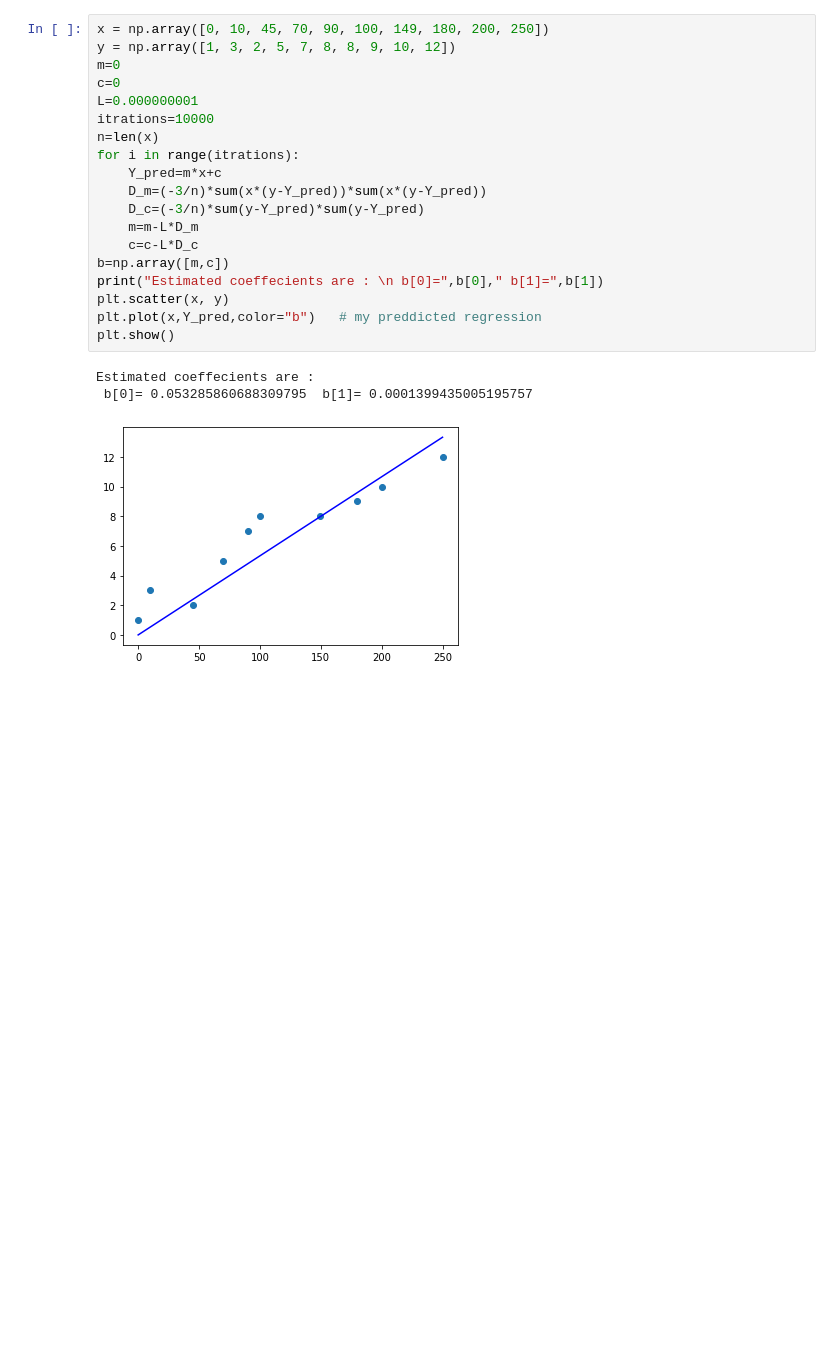
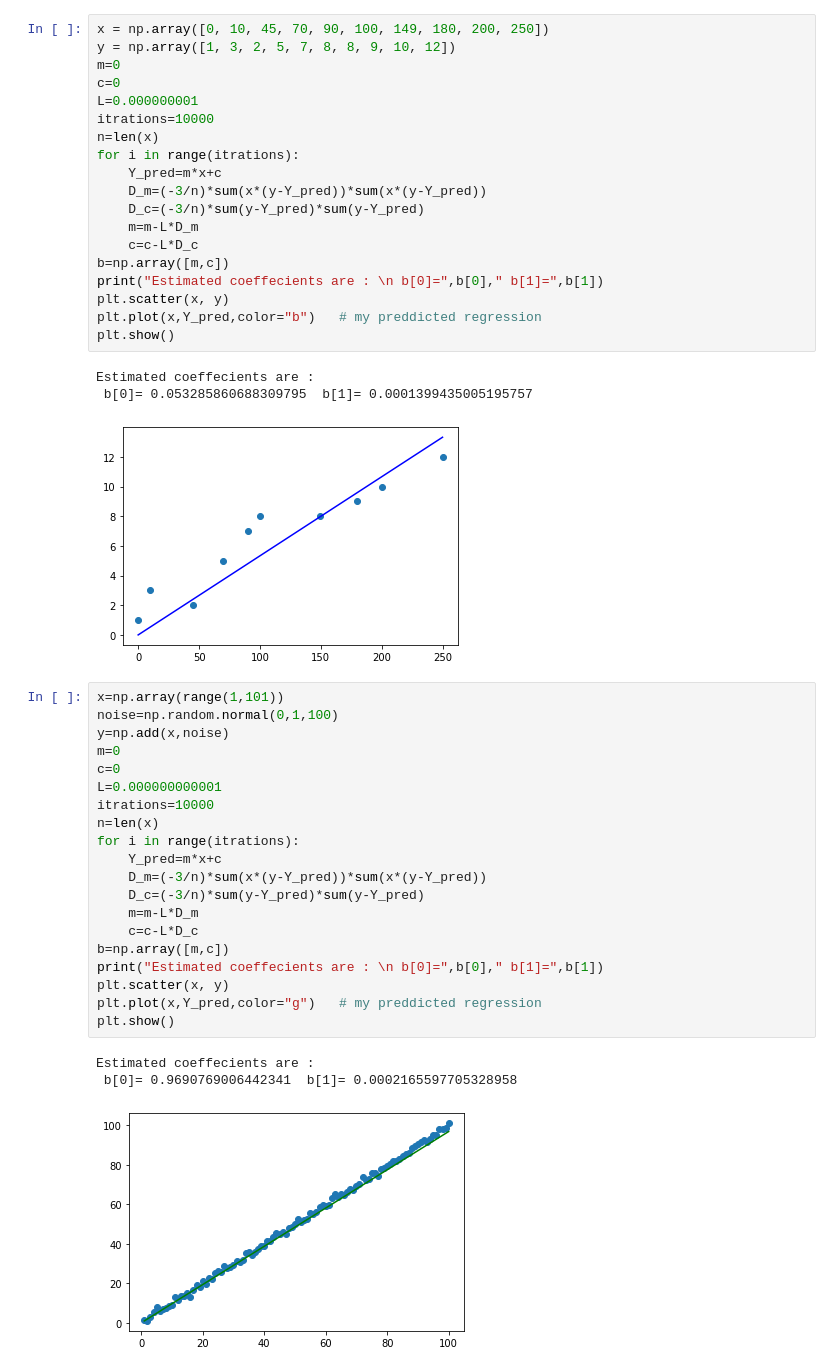
Before and after one commit to dhruv-29/PCLUB-TASKS, a Jupyter notebook: Task1(b).ipynb, the cells around one changed output. Drawn from its saved outputs; the diff is of its cells as text; blank space fills up the shorter version.

```diff
--- a/Task1(b).ipynb
+++ b/Task1(b).ipynb
@@ -25,3 +25,27 @@ plt.show()
 Estimated coeffecients are :
  b[0]= 0.053285860688309795  b[1]= 0.0001399435005195757
 [figure]
+# %%
+x=np.array(range(1,101))
+noise=np.random.normal(0,1,100)
+y=np.add(x,noise)
+m=0
+c=0
+L=0.000000000001
+itrations=10000
+n=len(x)
+for i in range(itrations):
+    Y_pred=m*x+c
+    D_m=(-3/n)*sum(x*(y-Y_pred))*sum(x*(y-Y_pred))
+    D_c=(-3/n)*sum(y-Y_pred)*sum(y-Y_pred)
+    m=m-L*D_m
+    c=c-L*D_c
+b=np.array([m,c])
+print("Estimated coeffecients are : \n b[0]=",b[0]," b[1]=",b[1])
+plt.scatter(x, y)
+plt.plot(x,Y_pred,color="g")   # my preddicted regression
+plt.show()
+# %% [output]
+Estimated coeffecients are :
+ b[0]= 0.9690769006442341  b[1]= 0.0002165597705328958
+[figure, added]
```
Also changed, not shown: 6 other files.
